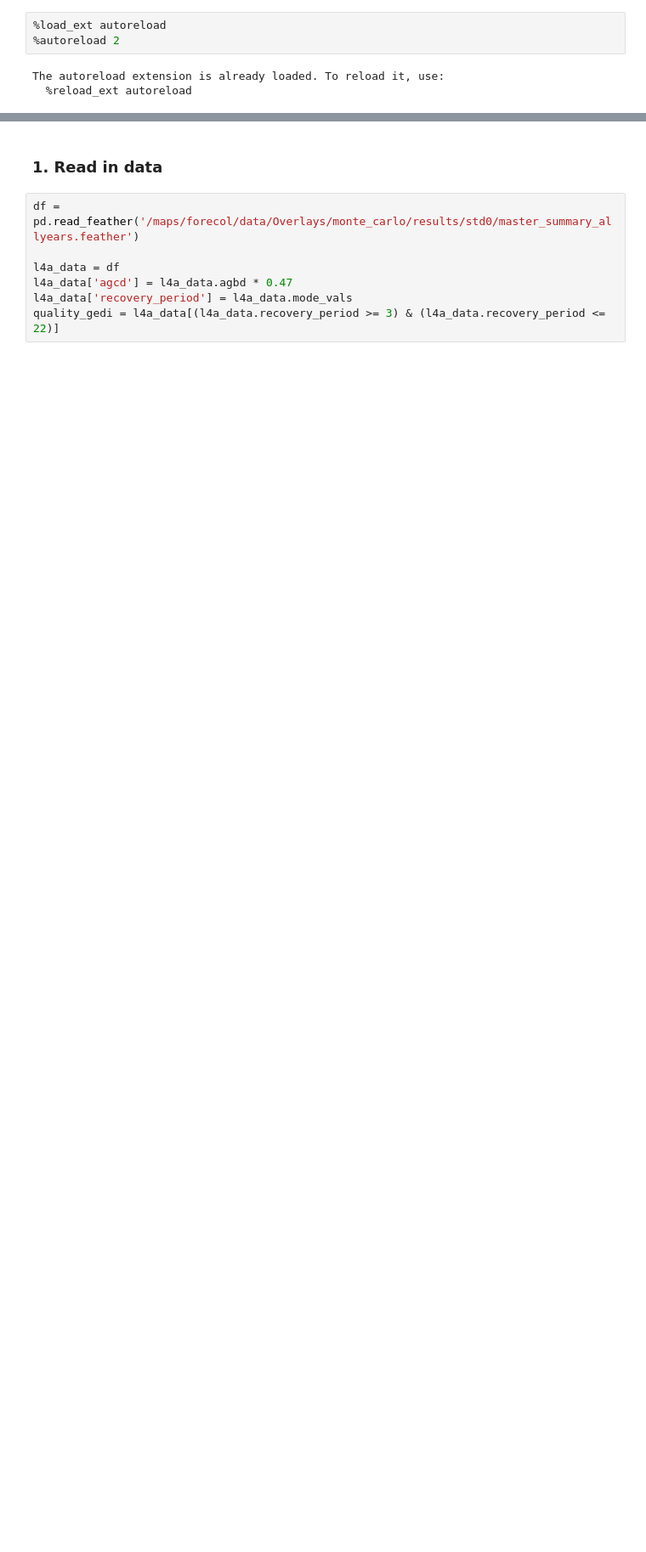
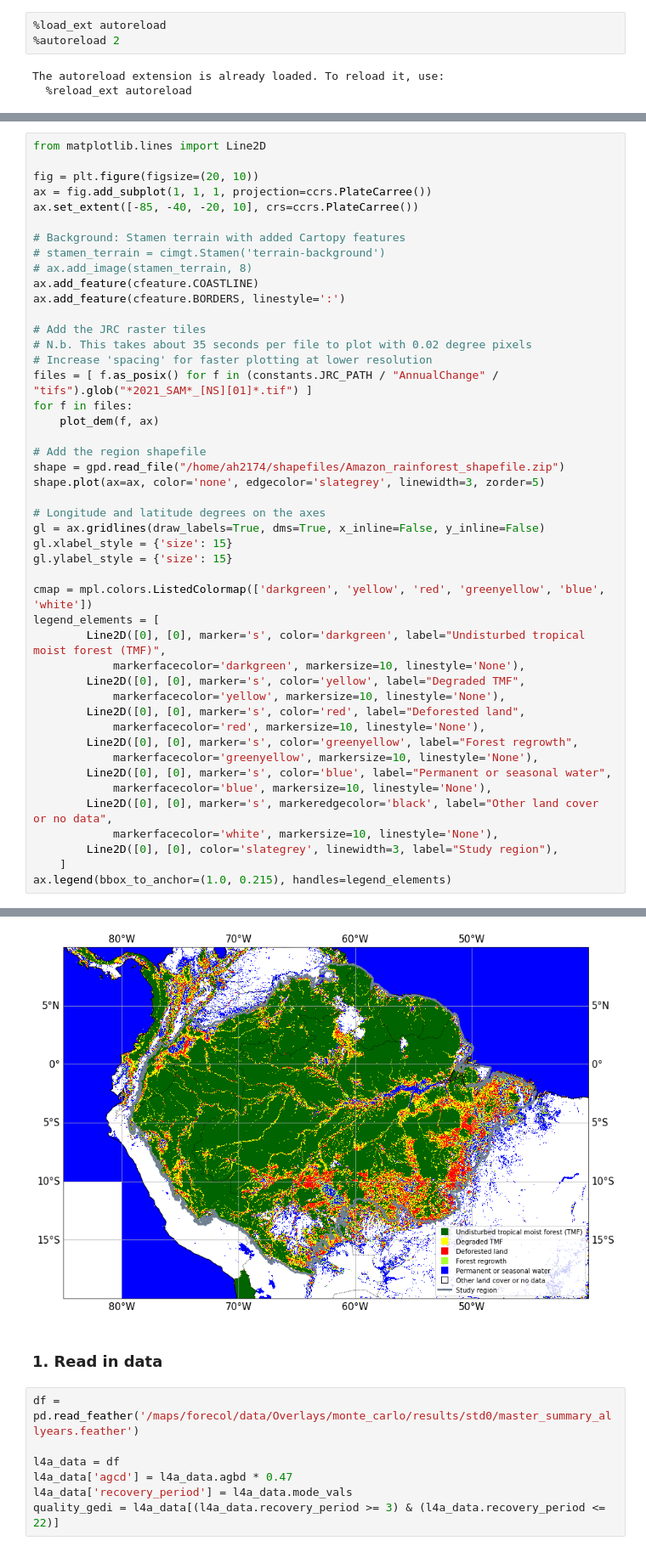
Before and after one commit to ameliaholcomb/biomass-recovery, a Jupyter notebook: notebooks/28-ah2174-gedi-recovery-figures.ipynb, the cells around one changed output, grey strips where cells are left out. Shown at 85% size. Drawn from its saved outputs; the diff is of its cells as text; blank space fills up the shorter version.

```diff
--- a/notebooks/28-ah2174-gedi-recovery-figures.ipynb
+++ b/notebooks/28-ah2174-gedi-recovery-figures.ipynb
@@ -23,0 +63,47 @@ from pylr2 import regress2
+# %%
+from matplotlib.lines import Line2D
+
+fig = plt.figure(figsize=(20, 10))
+ax = fig.add_subplot(1, 1, 1, projection=ccrs.PlateCarree())
+ax.set_extent([-85, -40, -20, 10], crs=ccrs.PlateCarree())
+
+# Background: Stamen terrain with added Cartopy features
+# stamen_terrain = cimgt.Stamen('terrain-background')
+# ax.add_image(stamen_terrain, 8)
+ax.add_feature(cfeature.COASTLINE)
+ax.add_feature(cfeature.BORDERS, linestyle=':')
+
+# Add the JRC raster tiles
+# N.b. This takes about 35 seconds per file to plot with 0.02 degree pixels
+# Increase 'spacing' for faster plotting at lower resolution
+files = [ f.as_posix() for f in (constants.JRC_PATH / "AnnualChange" / "tifs").glob("*2021_SAM*_[NS][01]*.tif") ]
+for f in files:
+    plot_dem(f, ax)
+
+# Add the region shapefile
+shape = gpd.read_file("/home/ah2174/shapefiles/Amazon_rainforest_shapefile.zip")
+shape.plot(ax=ax, color='none', edgecolor='slategrey', linewidth=3, zorder=5)
+
+# Longitude and latitude degrees on the axes
+gl = ax.gridlines(draw_labels=True, dms=True, x_inline=False, y_inline=False)
+gl.xlabel_style = {'size': 15}
+gl.ylabel_style = {'size': 15}
+
+cmap = mpl.colors.ListedColormap(['darkgreen', 'yellow', 'red', 'greenyellow', 'blue', 'white'])
+legend_elements = [
+        Line2D([0], [0], marker='s', color='darkgreen', label="Undisturbed tropical moist forest (TMF)",
+            markerfacecolor='darkgreen', markersize=10, linestyle='None'),
+        Line2D([0], [0], marker='s', color='yellow', label="Degraded TMF",
+            markerfacecolor='yellow', markersize=10, linestyle='None'),
+        Line2D([0], [0], marker='s', color='red', label="Deforested land",
+            markerfacecolor='red', markersize=10, linestyle='None'),
+        Line2D([0], [0], marker='s', color='greenyellow', label="Forest regrowth",
+            markerfacecolor='greenyellow', markersize=10, linestyle='None'),
+        Line2D([0], [0], marker='s', color='blue', label="Permanent or seasonal water",
+            markerfacecolor='blue', markersize=10, linestyle='None'),
+        Line2D([0], [0], marker='s', markeredgecolor='black', label="Other land cover or no data",
+            markerfacecolor='white', markersize=10, linestyle='None'),
+        Line2D([0], [0], color='slategrey', linewidth=3, label="Study region"),
+    ]
+ax.legend(bbox_to_anchor=(1.0, 0.215), handles=legend_elements)
+# %% [output]
@@ -24,3 +111,4 @@ from pylr2 import regress2
+[figure, added]
 # %% [markdown]
 ### 1. Read in data
 # %%
```
Also changed, not shown: parts of 9 cells of this notebook.
